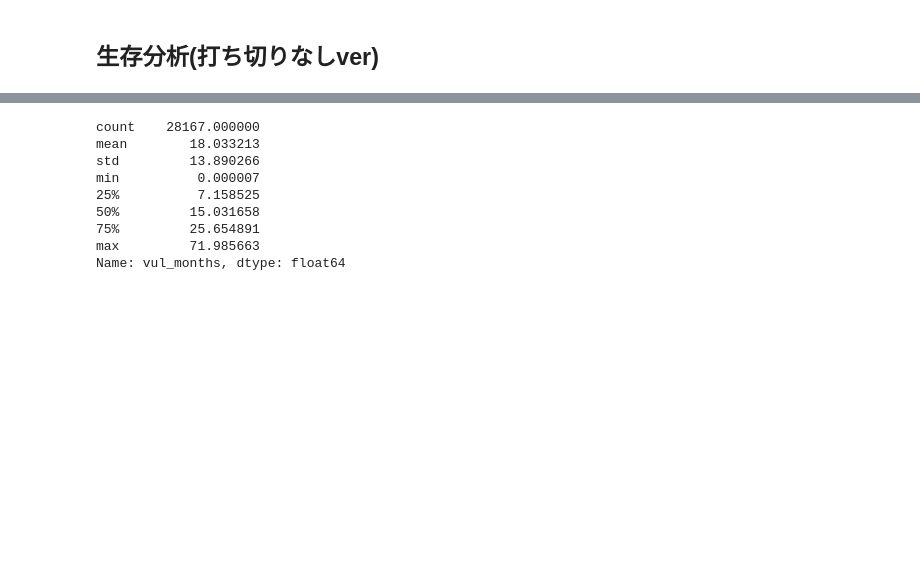
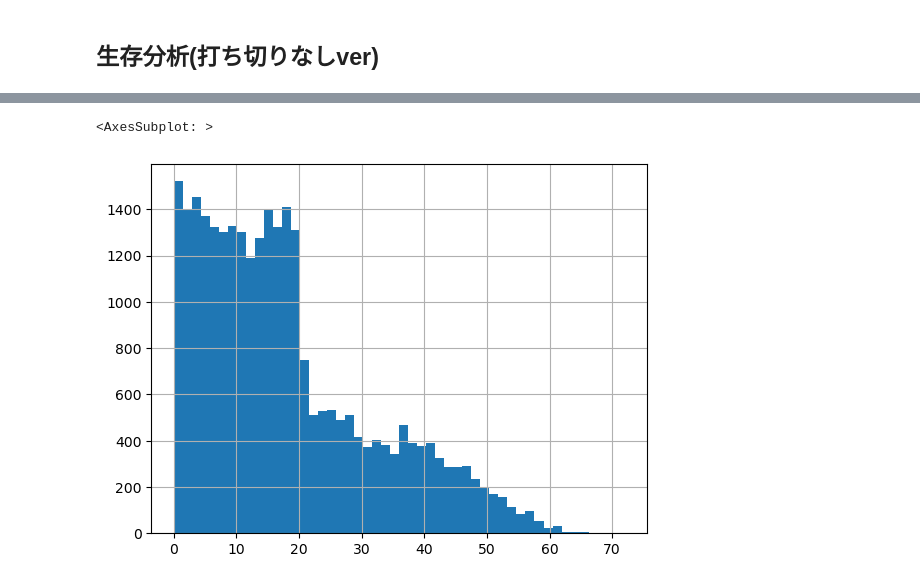
Before and after one commit to yamoyamoto/lib_network_research, a Jupyter notebook: analyzer/exprore_vul_analyze_data.ipynb, the cells around one changed output, grey strips where cells are left out. Saved outputs shown, nothing was run; the diff lists cells and outputs as text; code cells hidden in the pictures; blank space fills up the shorter version.

```diff
--- a/analyzer/exprore_vul_analyze_data.ipynb
+++ b/analyzer/exprore_vul_analyze_data.ipynb
@@ -113,13 +119,6 @@ Text(0.5, 0, 'time $t$')
 # %%
-vul_data_compliant[vul_data_compliant["vul_end_timestamp"] < 1674091000]["vul_months"].describe()
+vul_data_compliant[vul_data_compliant["vul_end_timestamp"] < 1674091000]["vul_months"].hist(bins=50)
 # %% [output]
-count    28167.000000
-mean        18.033213
-std         13.890266
-min          0.000007
-25%          7.158525
-50%         15.031658
-75%         25.654891
-max         71.985663
-Name: vul_months, dtype: float64
+<AxesSubplot: >
+[figure, added]
 # %%
```
Also changed, not shown: parts of 10 cells of this notebook.
